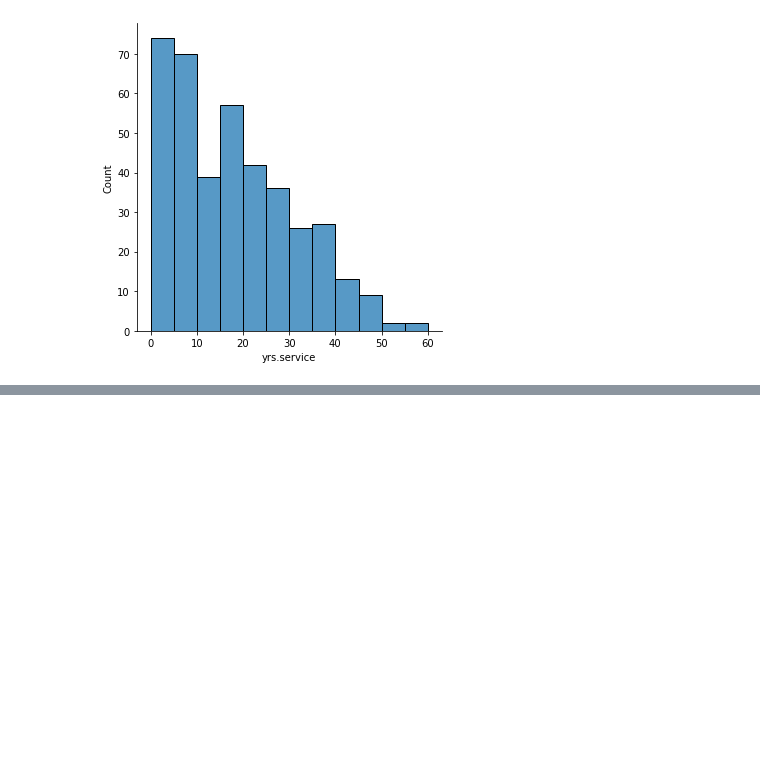
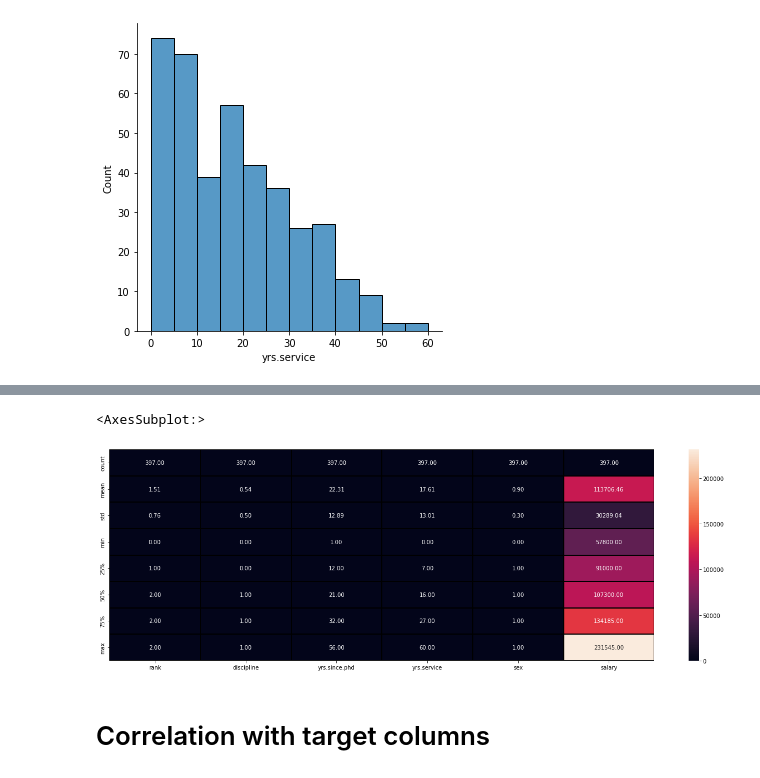
Before and after one commit to niravmehta2/Projects, a Jupyter notebook: Practice Project/Salary.ipynb, the cells around one changed output, grey strips where cells are left out. Drawn from its saved outputs; the diff is of its cells as text; code cells hidden in the pictures; blank space fills up the shorter version.

```diff
--- a/Practice Project/Salary.ipynb
+++ b/Practice Project/Salary.ipynb
@@ -217,0 +220,7 @@ sns.displot(df["sex"])
+# %%
+from sklearn.preprocessing import OrdinalEncoder
+enc=OrdinalEncoder()
+# %%
+for i in df.columns:
+    if df[i].dtypes=="object":
+        df[i]=enc.fit_transform(df[i].values.reshape(-1,1))
@@ -217,0 +257,9 @@ sns.displot(df["sex"])
+# %%
+import matplotlib.pyplot as plt
+plt.figure(figsize=(22,7))
+sns.heatmap(df.describe(),annot=True,linewidths=0.1,linecolor="black",fmt="0.2f")
+# %% [output]
+<AxesSubplot:>
+[figure, added]
+# %% [markdown]
+# Correlation with target columns
```
Also changed, not shown: parts of 54 cells of this notebook, 1 other file.
